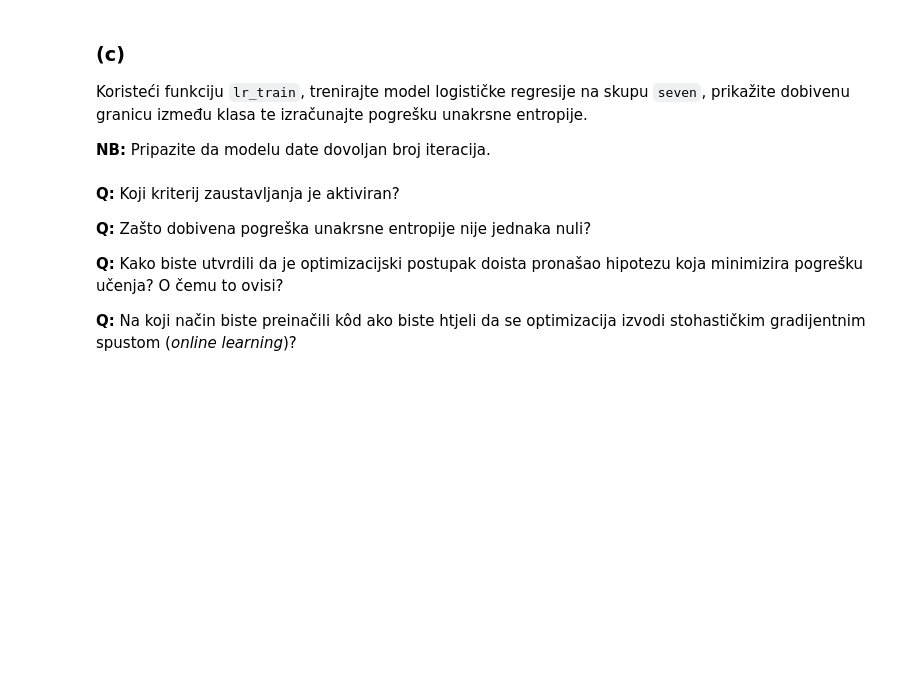
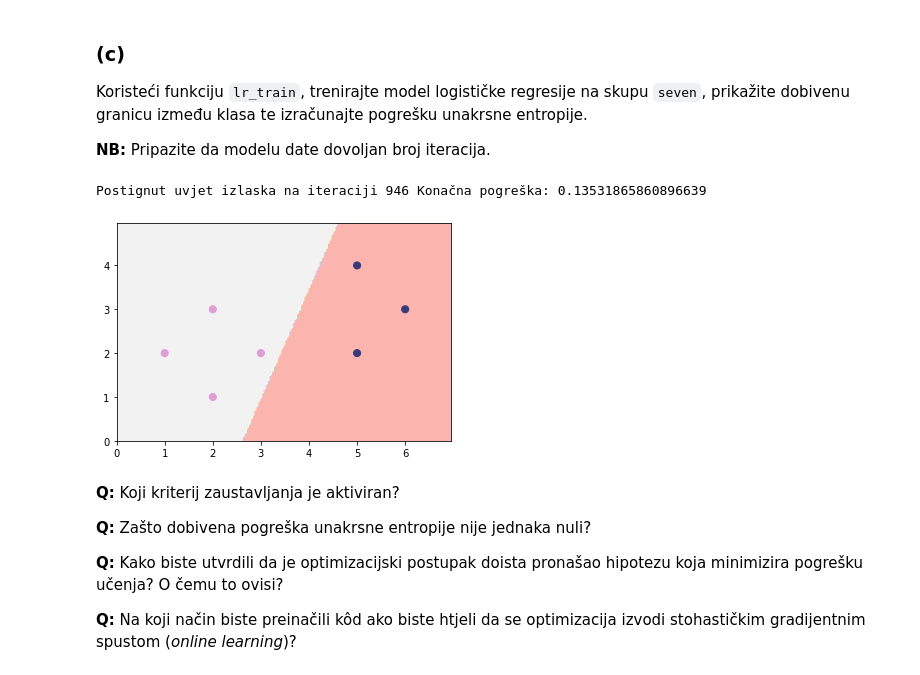
Before and after one commit to filipangel/SU, a Jupyter notebook: SU1-2021-06-07-LR.ipynb, the cells around one changed output. Saved outputs shown, nothing was run; the diff lists cells and outputs as text; code cells hidden in the pictures; blank space fills up the shorter version.

Commit message:
tasks 1 and 2 all done, but lr_train doesn't do regularization yet

```diff
--- a/SU1-2021-06-07-LR.ipynb
+++ b/SU1-2021-06-07-LR.ipynb
@@ -75,11 +75,12 @@ Logistička regresija tipičan je predstavnik tzv. **poopćenih linearnih modela
 Definirajte logističku (sigmoidalnu) funkciju $\mathrm{sigm}(x)=\frac{1}{1+\exp(-\alpha x)}$ i prikažite je za $\alpha\in\{1,2,4\}$.
 # %%
 # Vaš kôd ovdje
-def sigm(x, alpha=1.0):
-    return 1/(1 + np.exp(-alpha * x))
+def sigm(x, alpha):
+    return 1/(1+np.exp(-alpha*x))
 
-x_axis = np.arange(-5, 5, 0.01)
-plt.plot(x_axis, sigm(x_axis, alpha=1.0))
-plt.plot(x_axis, sigm(x_axis, alpha=2.0))
-plt.plot(x_axis, sigm(x_axis, alpha=4.0))
+x = linspace(-5, 5)
+plt.plot(x, sigm(x, alpha = 1.0))
+plt.plot(x, sigm(x, alpha = 2.0))
+plt.plot(x, sigm(x, alpha = 4.0))
+plt.show()
 # %% [output]
@@ -122,3 +163,10 @@ seven_y = np.array([1, 1, 1, 1, 0, 0, 0])
+# %%
+# Vaš kôd ovdje
+w = lr_train(seven_X, seven_y)
+plot_2d_clf_problem(seven_X, seven_y, lambda x: lr_h(x, w) >= 0.5)
+# %% [output]
+Postignut uvjet izlaska na iteraciji 946 Konačna pogreška: 0.13531865860896639
+[figure, added]
 # %% [markdown]
 **Q:** Koji kriterij zaustavljanja je aktiviran?
 
```
Also changed, not shown: parts of 14 cells of this notebook.
